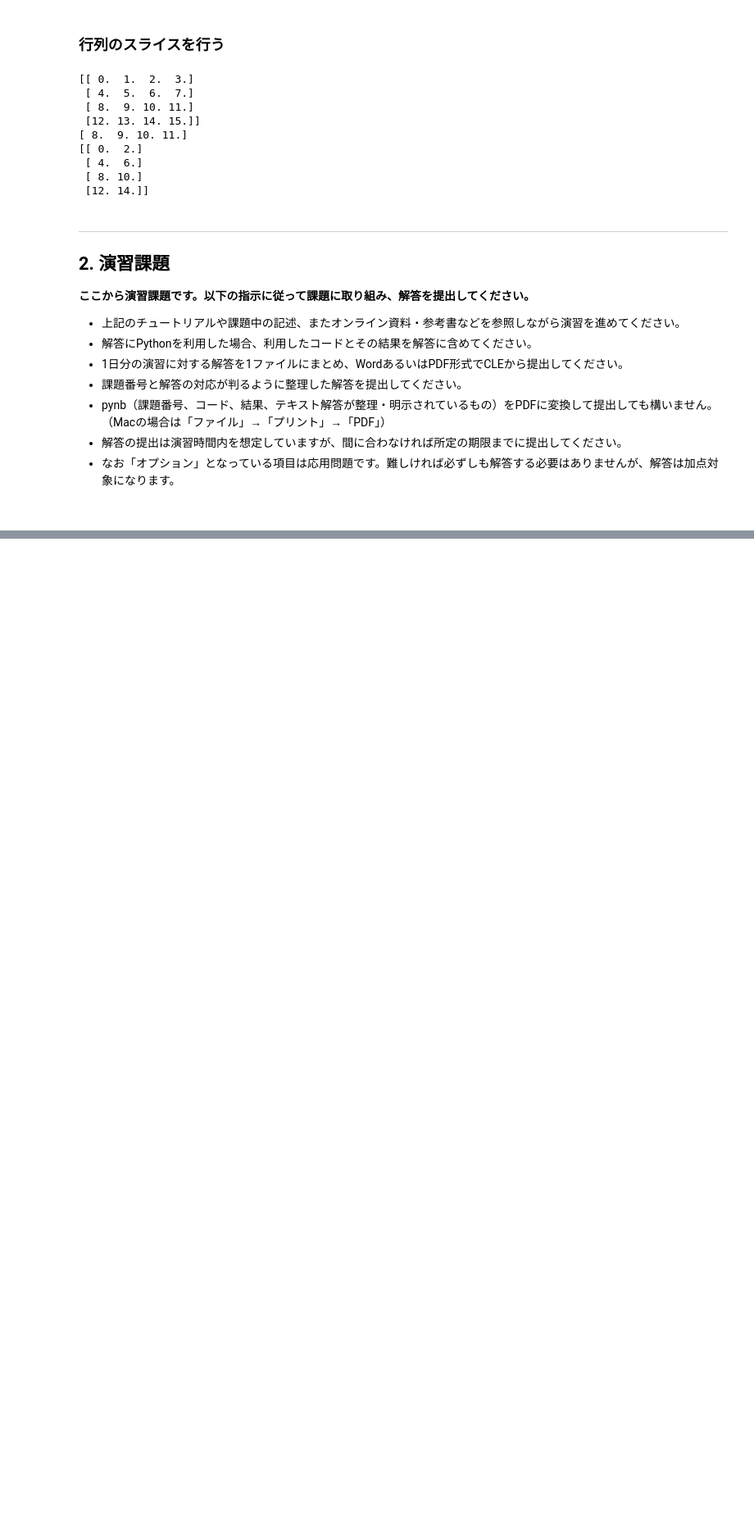
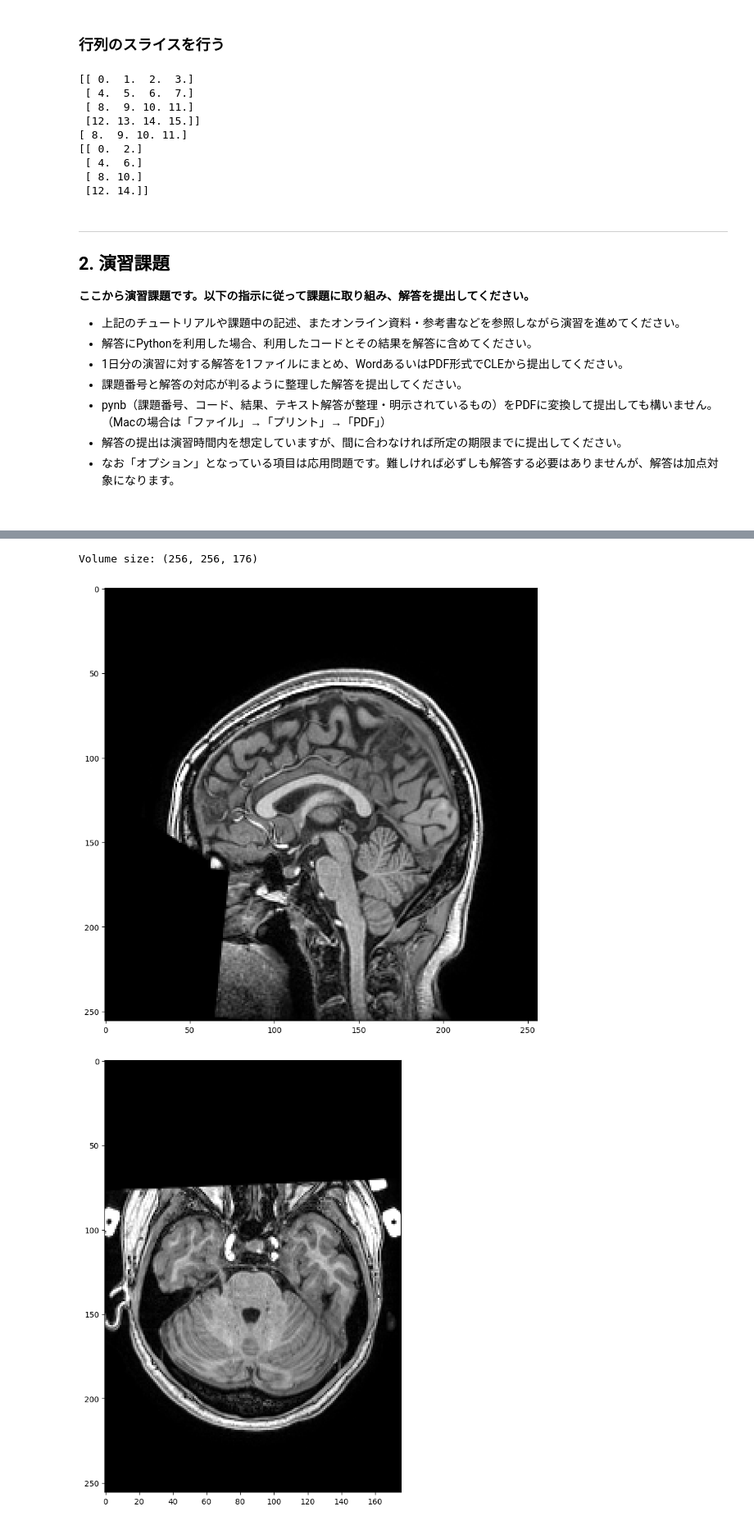
Before and after one commit to boxed-mikann/google_colab_ipynb, a Jupyter notebook: BPEexercisesA2025_2.ipynb, the cells around one changed output, grey strips where cells are left out. Shown at 82% size. Saved outputs shown, nothing was run; the diff lists cells and outputs as text; code cells hidden in the pictures; blank space fills up the shorter version.

```diff
--- a/BPEexercisesA2025_2.ipynb
+++ b/BPEexercisesA2025_2.ipynb
@@ -190,0 +206,38 @@ plt.show()
+# %%
+import numpy as np
+import matplotlib.pyplot as plt
+import nibabel as nib #脳イメージングデータ用ライブラリnibabelを呼び出し、nibと命名
+
+# ダウンロードしたファイルを読み込み
+nii0=nib.load('sub-CN006_T1w.nii.gz')
+br=nii0.get_fdata()
+
+# 読み込んだ3次元脳構造データ（x,y,z)のサイズを表示
+print('Volume size:', br.shape)
+
+# z軸方向について30枚目のスライスを選択
+br_slice = br[:,:,88]
+
+# プロット左が前（顔側）になるようにスライスを転置(transpose)
+br_slice = np.transpose(br_slice, [1,0])
+
+# プロットを表示
+plt.figure(figsize=(10,10))
+plt.imshow(br_slice, cmap='gray', vmax=800)
+plt.show()
+
+br_slice2 = br [:,170,:]
+# プロットを表示
+plt.figure(figsize=(10,10))
+plt.imshow(br_slice2, cmap='gray', vmax=800)
+plt.show()
+
+br_slice3 = br [170,:,:]
+# プロットを表示
+plt.figure(figsize=(10,10))
+plt.imshow(br_slice3, cmap='gray', vmax=800)
+plt.show()
+# %% [output]
+Volume size: (256, 256, 176)
+[figure, added]
+[figure, added]
```
Also changed, not shown: parts of 5 cells of this notebook.
